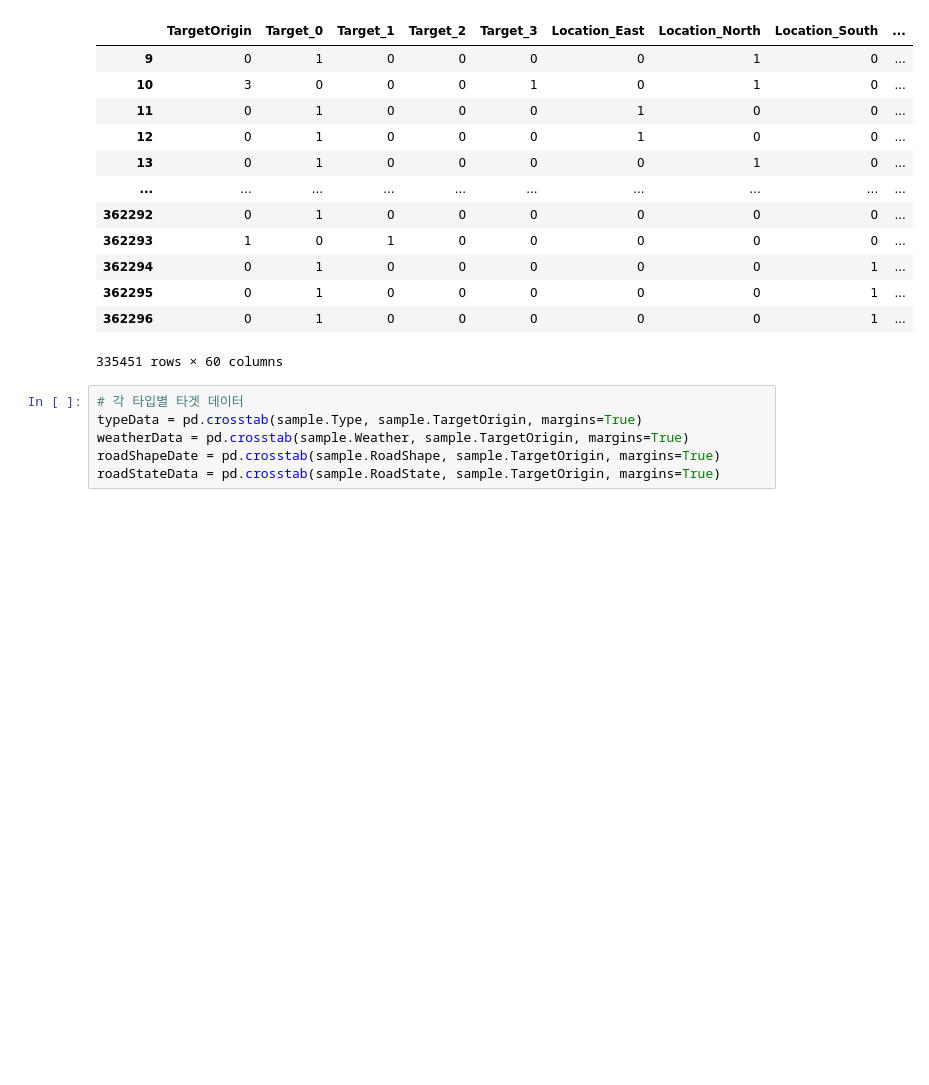
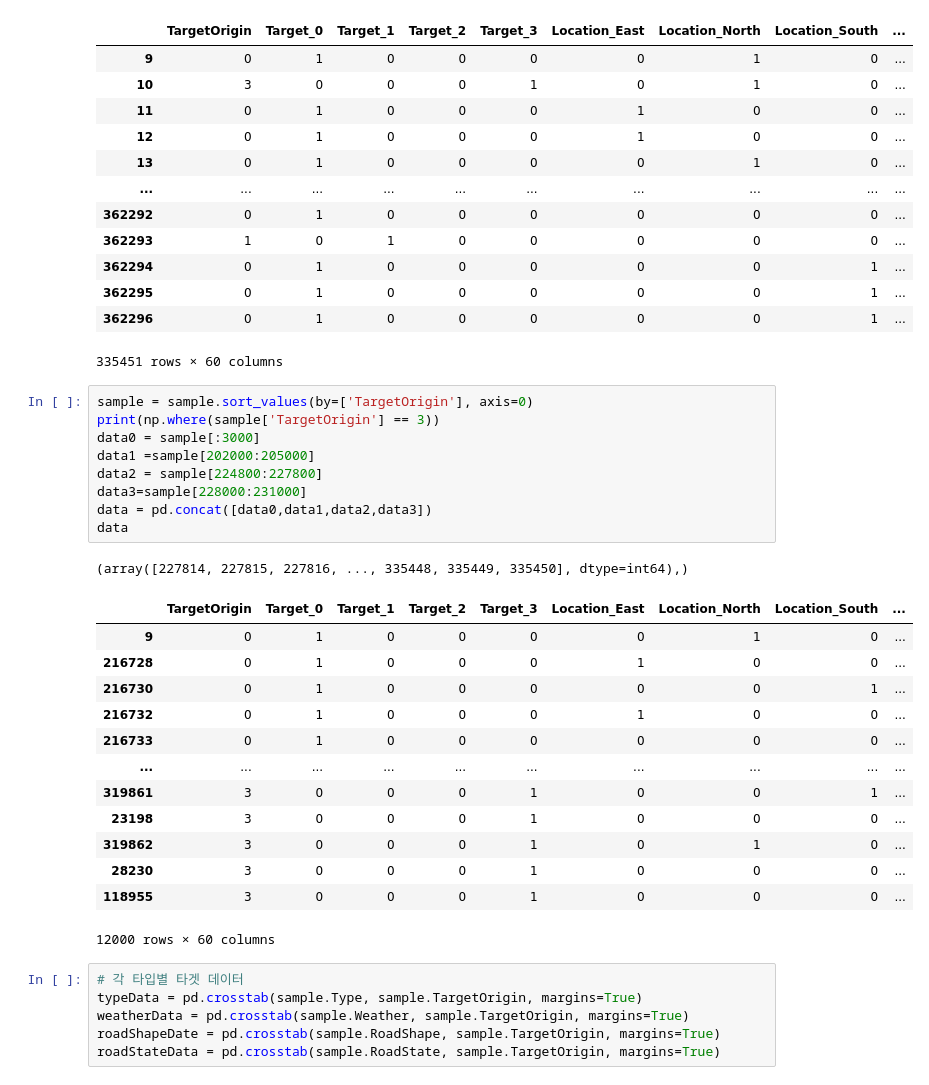
Before and after one commit to oohyun15/Prediction-of-Traffic-Accident-Risk, a Jupyter notebook: src/Preprocessing.ipynb, the cells around one changed output. Drawn from its saved outputs; the diff is of its cells as text; blank space fills up the shorter version.

Commit message:
finish data slicing

```diff
--- a/src/Preprocessing.ipynb
+++ b/src/Preprocessing.ipynb
@@ -271,6 +271,30 @@ sample
 | 362295 | 0 | 1 | 0 | 0 | 0 | 0 | 0 | 1 | ... |
 | 362296 | 0 | 1 | 0 | 0 | 0 | 0 | 0 | 1 | ... |
 335451 rows × 60 columns
+# %%
+sample = sample.sort_values(by=['TargetOrigin'], axis=0)
+print(np.where(sample['TargetOrigin'] == 3))
+data0 = sample[:3000]
+data1 =sample[202000:205000]
+data2 = sample[224800:227800]
+data3=sample[228000:231000]
+data = pd.concat([data0,data1,data2,data3])
+data
+# %% [output]
+(array([227814, 227815, 227816, ..., 335448, 335449, 335450], dtype=int64),)
+|  | TargetOrigin | Target_0 | Target_1 | Target_2 | Target_3 | Location_East | Location_North | Location_South | ... |
+| 9 | 0 | 1 | 0 | 0 | 0 | 0 | 1 | 0 | ... |
+| 216728 | 0 | 1 | 0 | 0 | 0 | 1 | 0 | 0 | ... |
+| 216730 | 0 | 1 | 0 | 0 | 0 | 0 | 0 | 1 | ... |
+| 216732 | 0 | 1 | 0 | 0 | 0 | 1 | 0 | 0 | ... |
+| 216733 | 0 | 1 | 0 | 0 | 0 | 0 | 0 | 0 | ... |
+| ... | ... | ... | ... | ... | ... | ... | ... | ... | ... |
+| 319861 | 3 | 0 | 0 | 0 | 1 | 0 | 0 | 1 | ... |
+| 23198 | 3 | 0 | 0 | 0 | 1 | 0 | 0 | 0 | ... |
+| 319862 | 3 | 0 | 0 | 0 | 1 | 0 | 1 | 0 | ... |
+| 28230 | 3 | 0 | 0 | 0 | 1 | 0 | 0 | 0 | ... |
+| 118955 | 3 | 0 | 0 | 0 | 1 | 0 | 0 | 0 | ... |
+12000 rows × 60 columns
 # %%
 # 각 타입별 타겟 데이터
 typeData = pd.crosstab(sample.Type, sample.TargetOrigin, margins=True)
```
Also changed, not shown: parts of 2 cells of this notebook, 1 other file.
